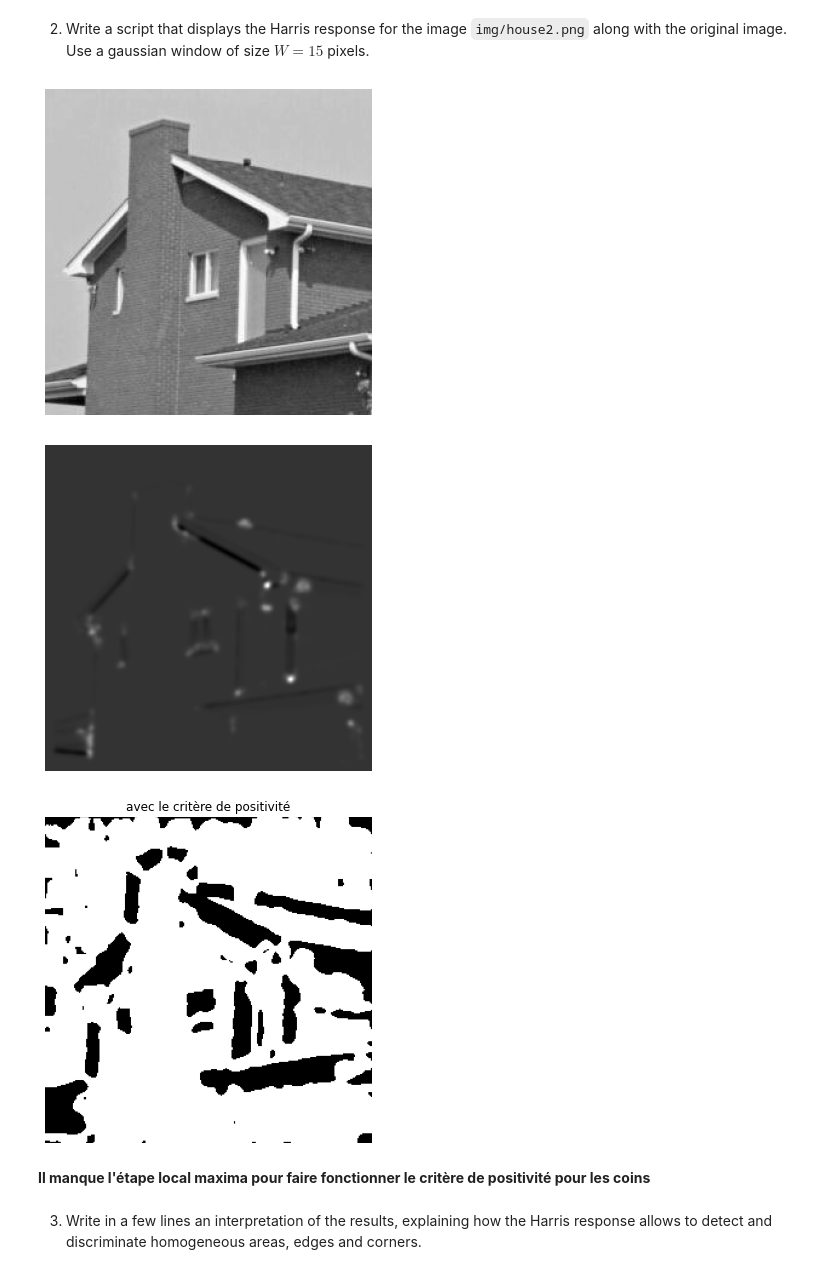
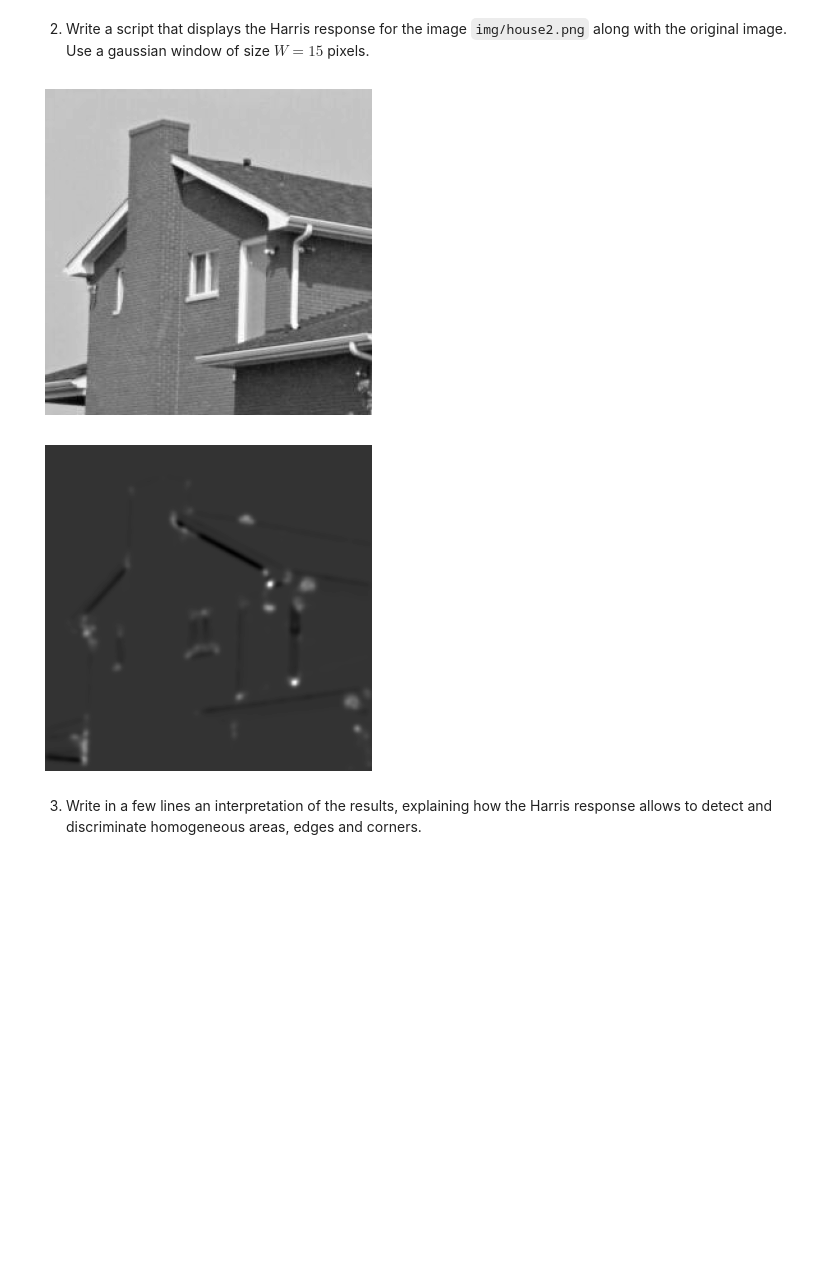
Before and after one commit to CharlesAttend/M1-S1-DAC, a Jupyter notebook: BIMA/TME/TME6/TME6.ipynb, the cells around one changed output. Drawn from its saved outputs; the diff is of its cells as text; code cells hidden in the pictures; blank space fills up the shorter version.

```diff
--- a/BIMA/TME/TME6/TME6.ipynb
+++ b/BIMA/TME/TME6/TME6.ipynb
@@ -122,17 +122,14 @@ def computeR(image,scale,kappa):
 # %%
 def to_disp_harris_R(R):
     R_copy = R.copy()
     return np.where(R_copy>0, 1, 0)
 house = np.array(Image.open('./img/house2.png'))
 harris_house = computeR(house, 15, 0.04)
 imshow(house)
 imshow(harris_house)
-imshow(to_disp_harris_R(harris_house), "avec le critère de positivité")
+# imshow(to_disp_harris_R(harris_house), "avec le critère de positivité")
 # %% [output]
 [figure]
-[figure, old version]
+[figure, new version]
-[figure, removed]
-# %% [markdown]
-**Il manque l'étape local maxima pour faire fonctionner le critère de positivité pour les coins**
 # %% [markdown]
 3) Write in a few lines an interpretation of the results, explaining how the Harris response allows to detect and discriminate homogeneous areas, edges and corners.
```
Also changed, not shown: parts of 28 cells of this notebook, 1 other file.
